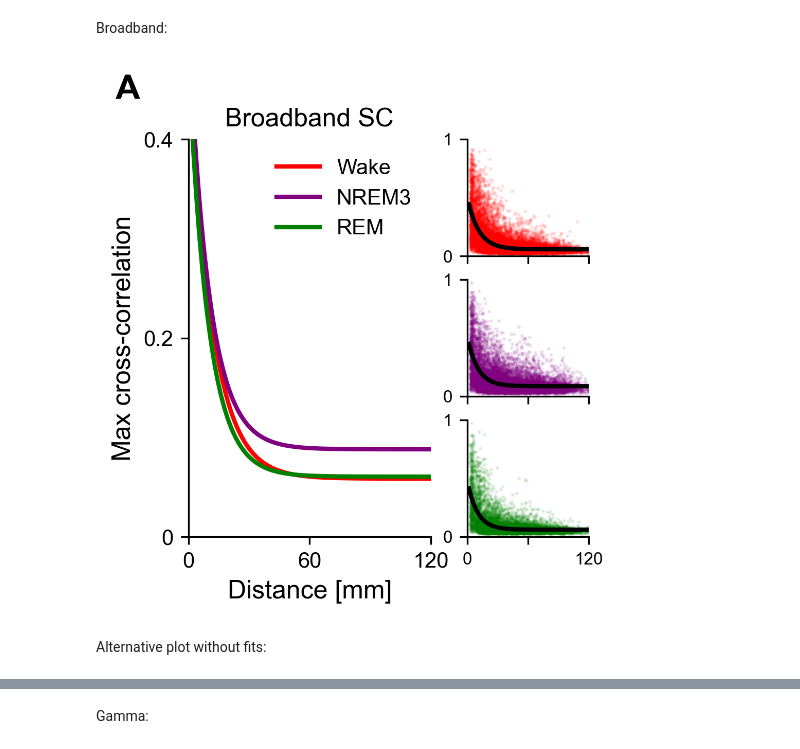
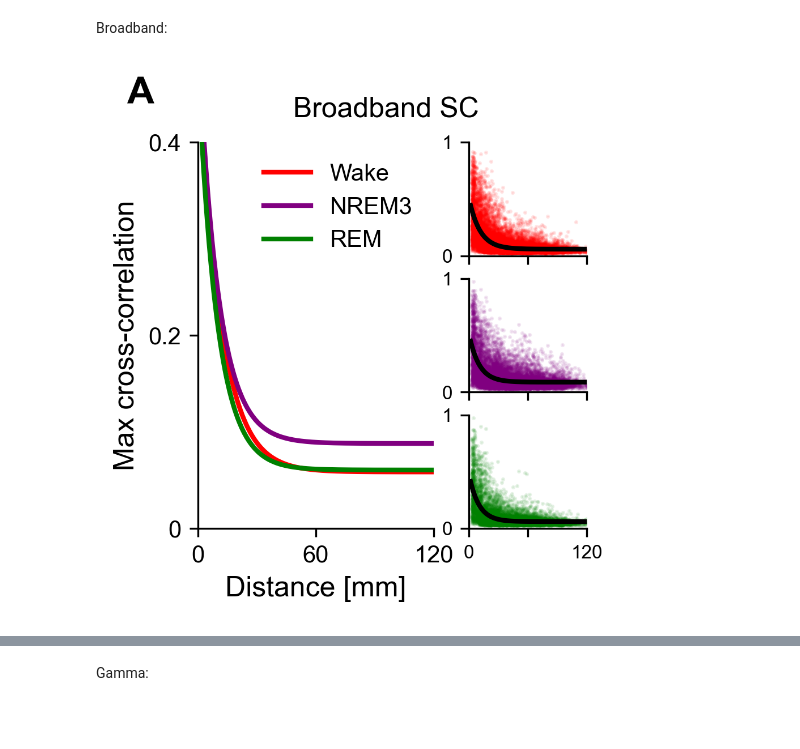
Before and after one commit to cusinatr/MNI-Analysis, a Jupyter notebook: Analysis/Figures/Fig_sc.ipynb, the cells around one changed output, grey strips where cells are left out. Saved outputs shown, nothing was run; the diff lists cells and outputs as text; code cells hidden in the pictures; blank space fills up the shorter version.

Commit message:
update figures

```diff
--- a/Analysis/Figures/Fig_sc.ipynb
+++ b/Analysis/Figures/Fig_sc.ipynb
@@ -22,12 +24,12 @@ stages = ["W", "N3", "R"]
 stage_colors = {"W": "red", "N2": "cyan", "N3": "purple", "R": "green"}
 type_colors = {"broadband": "peru", "gamma": "slategrey"}
 title_dict = {"W": "Wake", "N2": "NREM2", "N3": "NREM3", "R": "REM"}
-corr_type = "pearson"
+corr_type = "spearman"
 
 # Paths
 data_path = Path("F:\\MNIOpen")
-sc_path = data_path.joinpath("Results", "test_sc_broadband")
-sc_gamma_path = data_path.joinpath("Results", "test_sc_gamma")
+sc_path = data_path.joinpath("Results", "sc_broadband")
+sc_gamma_path = data_path.joinpath("Results", "sc_gamma")
 tau_path = data_path.joinpath("Results", "timescales_broadband")
 tau_gamma_path = data_path.joinpath("Results", "timescales_gamma")
 fig_path = data_path.joinpath("Figures", "Fig_sc")
@@ -48,15 +50,27 @@ df_params_corr_bb = {
     for stage in stages
 }
 df_params_corr_gamma = {
-    stage: pd.read_csv(sc_gamma_path.joinpath(f"sc_params_{stage}_fit_corr.csv"), index_col=0)
+    stage: pd.read_csv(
+        sc_gamma_path.joinpath(f"sc_params_{stage}_fit_corr.csv"), index_col=0
+    )
     for stage in stages
 }
 
 # Dataframe with timescales for all electrodes
 df_timescales_bb = pd.read_csv(tau_path.joinpath("tau_stages.csv"), index_col=0)
-df_timescales_gamma = pd.read_csv(tau_gamma_path.joinpath("tau_stages.csv"), index_col=0)
+df_timescales_gamma = pd.read_csv(
+    tau_gamma_path.joinpath("tau_stages.csv"), index_col=0
+)
 
-# MAp of coordinates of MNI atlas
+# Average values from LMEs
+df_avg_bb = pd.read_csv(sc_path.joinpath("sc_bb_regions.csv"))
+df_avg_gamma = pd.read_csv(sc_gamma_path.joinpath("sc_gamma_regions.csv"))
+df_avg_d_bb = pd.read_csv(sc_path.joinpath("sc_bb_dists.csv"))
+df_avg_d_gamma = pd.read_csv(sc_gamma_path.joinpath("sc_gamma_dists.csv"))
+df_avg_tau_bb = pd.read_csv(tau_path.joinpath("timescales_bb_regions.csv"))
+df_avg_tau_gamma = pd.read_csv(tau_gamma_path.joinpath("timescales_gamma_regions.csv"))
+
+# Map of coordinates of MNI atlas
 map_coords = pd.read_csv(
     data_path.joinpath("Data", "Parcellation", "mnia_centroids_coords.csv"), index_col=0
 )
@@ -67,29 +81,27 @@ Broadband:
 # %%
 params_stages = {
     stage: par.loc["all"].to_numpy().squeeze()
     for stage, par in df_params_corr_bb.items()
 }
 
 fig, axs = plots.plot_sc_fit(
     df_sc_bb,
     params_stages,
     stage_colors,
     dict_stages=title_dict,
-    figsize=(8.5, 8.5),
+    figsize=(7.5, 7.5),
 )
 
 # Adjust plot
 axs[0].set_ylim(0, 0.4)
 axs[0].set_yticks([0, 0.2, 0.4], labels=[0, 0.2, 0.4], fontsize=plots.fsize.TICK_SIZE)
-axs[0].set_title("Broadband SC", fontsize=plots.fsize.TITLE_SIZE)
+# axs[0].set_title("Broadband SC", fontsize=plots.fsize.TITLE_SIZE)
+fig.suptitle("Broadband SC", y=0.97, fontsize=plots.fsize.TITLE_SIZE)
 
 # Annotate panel
-axs[0].text(-0.3, 1.1, "A", transform=axs[0].transAxes,
-            size=16, weight='bold')
+axs[0].text(-0.3, 1.1, "A", transform=axs[0].transAxes, size=16, weight="bold")
 
 plots.save_figure(fig, fig_path.joinpath("Fit_corr_broadband.svg"))
 plt.show()
 # %% [output]
-[figure, old version]
+[figure, new version]
-# %% [markdown]
-Alternative plot without fits:
```
Also changed, not shown: parts of 32 cells of this notebook, 1 other file.
